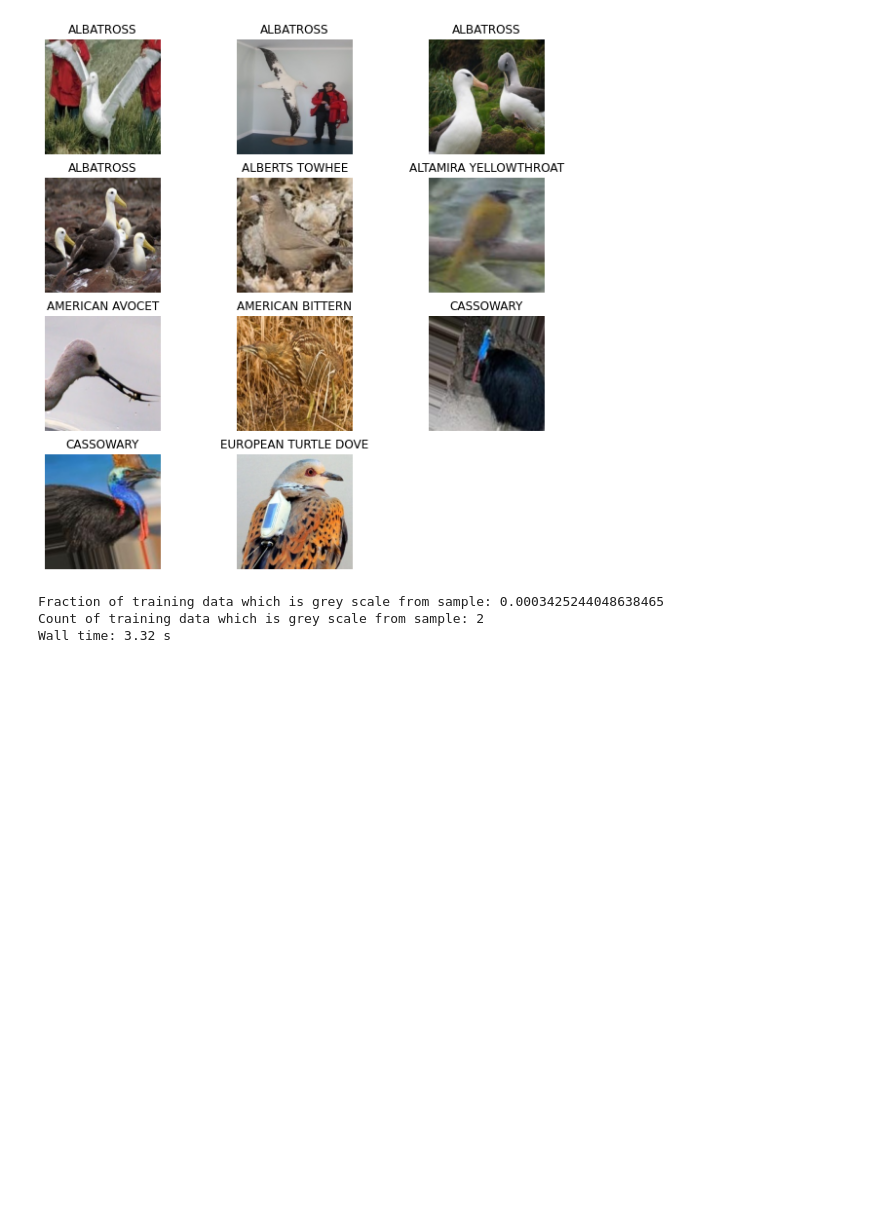
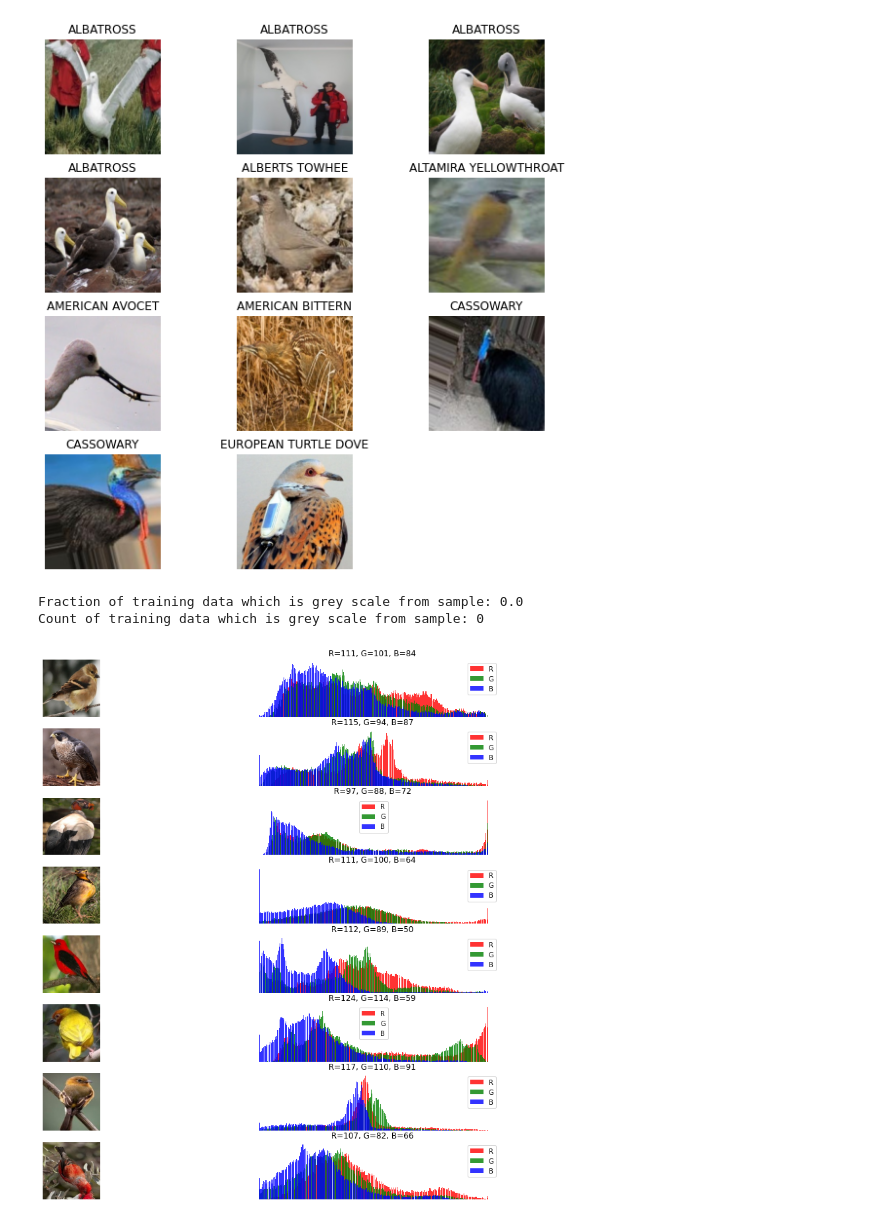
Before and after one commit to andrew-kipp/Birds-400-Species-Image-Classification, a Jupyter notebook: EDA.ipynb, the cells around one changed output. Drawn from its saved outputs; the diff is of its cells as text; code cells hidden in the pictures; blank space fills up the shorter version.

Commit message:
Progress on EDA - Looking at image color distributions

```diff
--- a/EDA.ipynb
+++ b/EDA.ipynb
@@ -75,7 +81,8 @@ plt.hist(birds.labels.value_counts())
 # %%
 # Determine whether shapes of all the images are the same; they are, padding/resizing not needed for uniform model input shape, resizing optional for reducing training time
 # using the imagesize package is much faster than using Image.open(x).size
-image_sizes = birds[['full_filepaths']].apply(lambda row: imagesize.get(row[0]), axis = 'columns', result_type = 'expand').rename({0: 'width', 1: 'height'}, axis = 'columns')
+tqdm.pandas()
+image_sizes = birds[['full_filepaths']].progress_apply(lambda row: imagesize.get(row[0]), axis = 'columns', result_type = 'expand').rename({0: 'width', 1: 'height'}, axis = 'columns')
 birds = pd.concat([birds, image_sizes], axis = 'columns')
 print('Width Min: {0}; Width Max: {1}'.format(birds.width.min(), birds.width.max()))
 print('Height Min: {0}; Height Max: {1}'.format(birds.height.min(), birds.height.max()))
@@ -144,13 +151,12 @@ def is_grey_scale(image_value):
 # Check color scale of training images
 sample_fraction = 0.1
 is_grey_list_train = []
-for image_path in birds[birds['data set'] == 'train']['full_filepaths'].sample(frac = sample_fraction):
+for image_path in tqdm(birds[birds['data set'] == 'train']['full_filepaths'].sample(frac = sample_fraction)):
     image_value = Image.open(image_path).convert('RGB')
     is_grey_list_train.append(is_grey_scale(image_value))
 
 print('Fraction of training data which is grey scale from sample:', np.sum(is_grey_list_train)/len(is_grey_list_train))
 print('Count of training data which is grey scale from sample:', np.sum(is_grey_list_train))
 # %% [output]
-Fraction of training data which is grey scale from sample: 0.0003425244048638465
-Count of training data which is grey scale from sample: 2
-Wall time: 3.32 s
+Fraction of training data which is grey scale from sample: 0.0
+Count of training data which is grey scale from sample: 0
@@ -156,0 +171,23 @@ Wall time: 3.32 s
+# %%
+def show_color_dist(df, num_imgs):
+    fig, ax = plt.subplots(num_imgs, 2, figsize=(15,15))
+    for idx, i in enumerate(np.random.choice(df['full_filepaths'], num_imgs)):
+        img = cv2.imread(i)
+        img = cv2.cvtColor(img, cv2.COLOR_BGR2RGB)
+        ax[idx,0].imshow(img)
+        ax[idx,0].axis('off')
+        ax[idx,1].set_title('R={:.0f}, G={:.0f}, B={:.0f} '.format(np.mean(img[:,:,0]), np.mean(img[:,:,1]), np.mean(img[:,:,2])))
+        x, y = np.histogram(img[:,:,0], bins=255)
+        ax[idx,1].bar(y[:-1], x, label='R', alpha=0.8, color='red')
+        x, y = np.histogram(img[:,:,1], bins=255)
+        ax[idx,1].bar(y[:-1], x, label='G', alpha=0.8, color='green')
+        x, y = np.histogram(img[:,:,2], bins=255)
+        ax[idx,1].bar(y[:-1], x, label='B', alpha=0.8, color='blue')
+        ax[idx,1].legend()
+        ax[idx,1].axis('off')
+# %%
+# Red images and their color distribution
+df = birds[((birds['B']*1.05) < birds['R']) & ((birds['G']*1.05) < birds['R'])]
+show_color_dist(df, 8)
+# %% [output]
+[figure, added]
```
Also changed, not shown: parts of 6 cells of this notebook.
